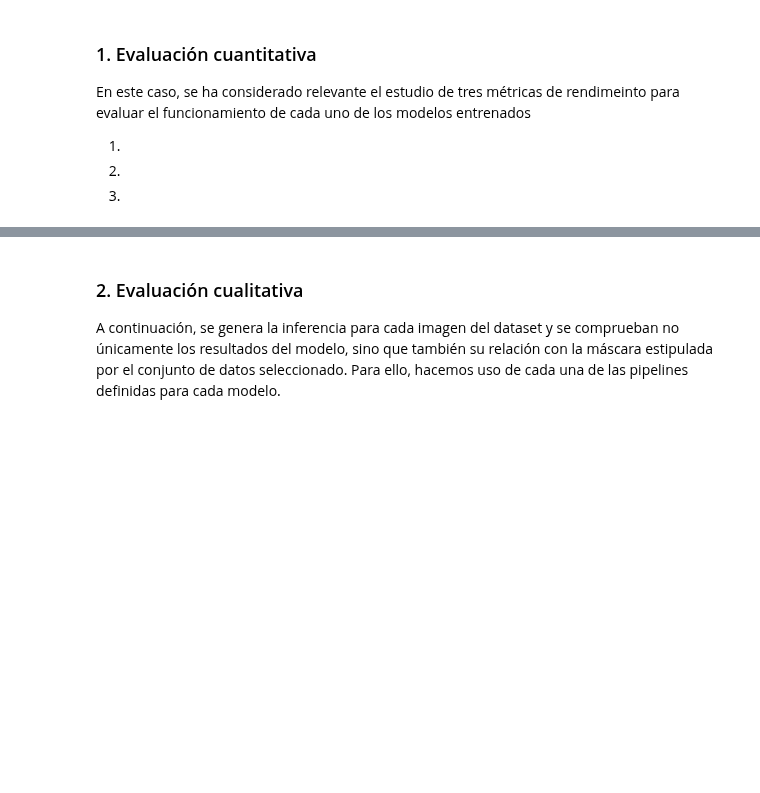
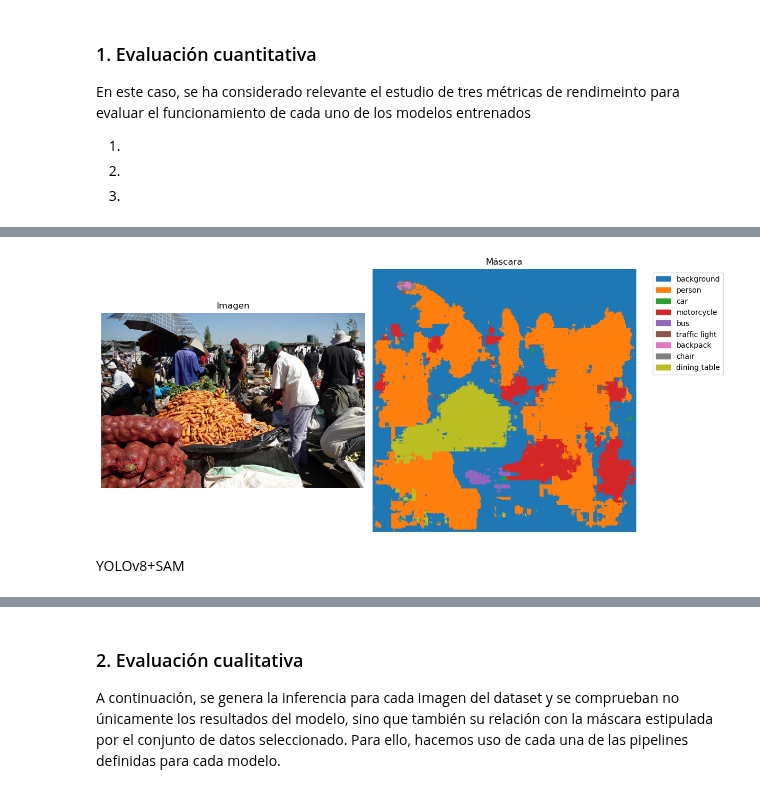
Before and after one commit to rucasca/TFM, a Jupyter notebook: src/results_evaluation.ipynb, the cells around one changed output, grey strips where cells are left out. Drawn from its saved outputs; the diff is of its cells as text; code cells hidden in the pictures; blank space fills up the shorter version.

```diff
--- a/src/results_evaluation.ipynb
+++ b/src/results_evaluation.ipynb
@@ -41,0 +136,7 @@ En este caso, se ha considerado relevante el estudio de tres métricas de rendim
+# %%
+img_ids = set(coco.getImgIds(catIds=id_objetives[0]))
+
+for cat in id_objetives[1:]:
+    img_ids |= set(coco.getImgIds(catIds=cat))
+
+img_ids = list(img_ids)
@@ -41,0 +213,8 @@ En este caso, se ha considerado relevante el estudio de tres métricas de rendim
+# %%
+
+
+unet_baseline = r"C:\Users\ruben\Desktop\code_tfm\models\trained_models\final_trained_unet.h5"
+
+model_unet_baseline = load_model(unet_baseline, compile=False)
+
+shape_unet_baseline = (256, 256)
@@ -41,0 +243,20 @@ En este caso, se ha considerado relevante el estudio de tres métricas de rendim
+# %%
+def preprocess_input_image(img, unet_model_baseline):
+    # Resize the image to match model input
+    target_size = (256, 256)
+    img_resized = cv2.resize(img, target_size)  # (256, 256, 3)
+
+    # Ensure it's float32 and normalized (if trained that way)
+    img_resized = img_resized.astype(np.float32) / 255.0
+
+    # Add batch dimension
+    input_tensor = np.expand_dims(img_resized, axis=0)  # (1, 256, 256, 3)
+
+    # Run inference
+    prediction = unet_model_baseline.predict(input_tensor)  # (1, 256, 256, num_classes)
+
+    # If multi-class (softmax): convert prediction to class indices per pixel
+    pred_mask = np.argmax(prediction[0], axis=-1)
+
+
+    return prediction, pred_mask
@@ -41,0 +265,9 @@ En este caso, se ha considerado relevante el estudio de tres métricas de rendim
+# %%
+img,mask = get_data_id_image(img_ids[0], coco)
+
+
+
+prediction, pred_mask = preprocess_input_image(img, model_unet_baseline)
+
+plot_image_and_mask(img,pred_mask,categories_names_by_index)
+# %% [output]
@@ -41,0 +275,3 @@ En este caso, se ha considerado relevante el estudio de tres métricas de rendim
+[figure, added]
+# %% [markdown]
+YOLOv8+SAM
```
Also changed, not shown: parts of 38 cells of this notebook, 2 other files.
